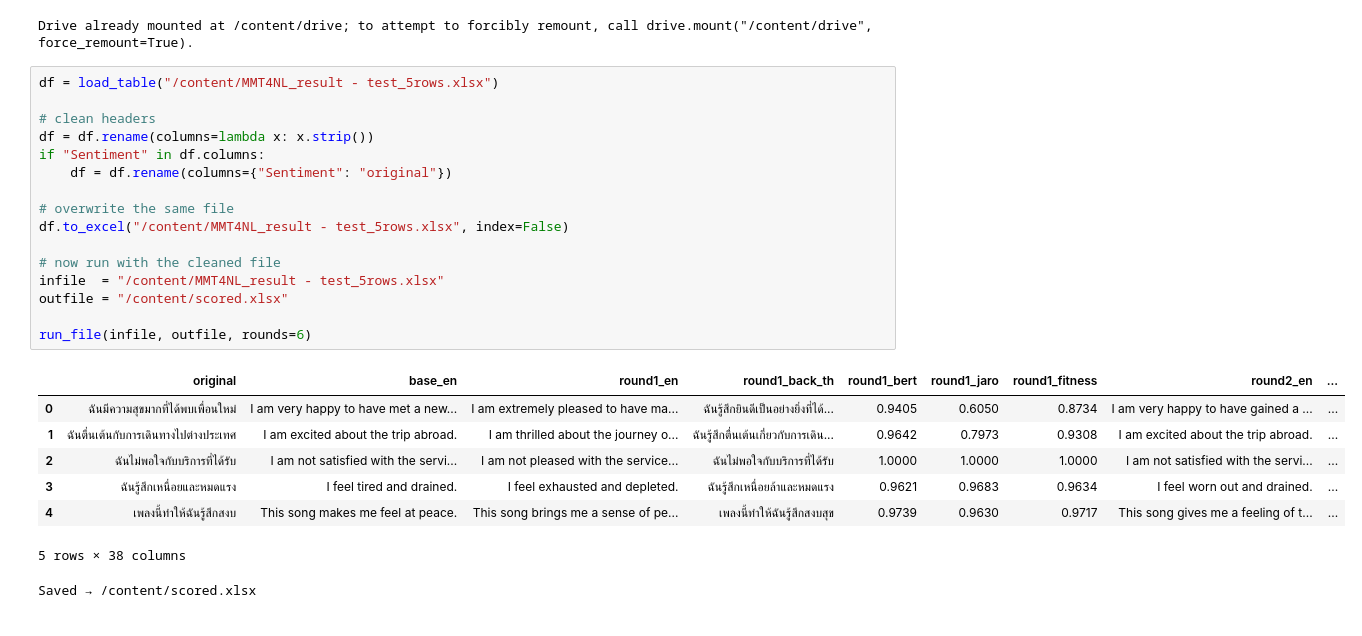
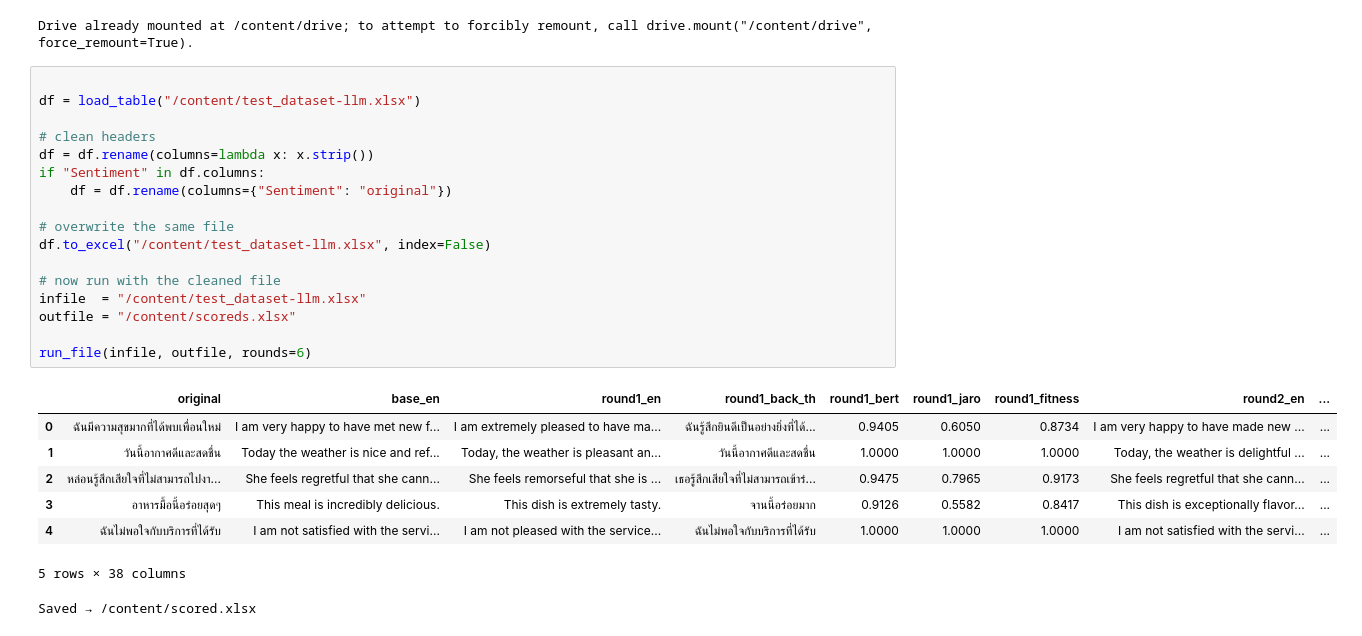
Before and after one commit to lapatradaa/M-MMT4NL, a Jupyter notebook: llms_evaluation2.ipynb, the cells around one changed output. Drawn from its saved outputs; the diff is of its cells as text.

```diff
--- a/llms_evaluation2.ipynb
+++ b/llms_evaluation2.ipynb
@@ -271,27 +271,28 @@ drive.mount('/content/drive')
 # %% [output]
 Drive already mounted at /content/drive; to attempt to forcibly remount, call drive.mount("/content/drive", force_remount=True).
 # %%
-df = load_table("/content/MMT4NL_result - test_5rows.xlsx")
+
+df = load_table("/content/test_dataset-llm.xlsx")
 
 # clean headers
 df = df.rename(columns=lambda x: x.strip())
 if "Sentiment" in df.columns:
     df = df.rename(columns={"Sentiment": "original"})
 
 # overwrite the same file
-df.to_excel("/content/MMT4NL_result - test_5rows.xlsx", index=False)
+df.to_excel("/content/test_dataset-llm.xlsx", index=False)
 
 # now run with the cleaned file
-infile  = "/content/MMT4NL_result - test_5rows.xlsx"
-outfile = "/content/scored.xlsx"
+infile  = "/content/test_dataset-llm.xlsx"
+outfile = "/content/scoreds.xlsx"
 
 run_file(infile, outfile, rounds=6)
 # %% [output]
 |  | original | base_en | round1_en | round1_back_th | round1_bert | round1_jaro | round1_fitness | round2_en | ... |
-| 0 | ฉันมีความสุขมากที่ได้พบเพื่อนใหม่ | I am very happy to have met a new... | I am extremely pleased to have ma... | ฉันรู้สึกยินดีเป็นอย่างยิ่งที่ได้... | 0.9405 | 0.6050 | 0.8734 | I am very happy to have gained a ... | ... |
-| 1 | ฉันตื่นเต้นกับการเดินทางไปต่างประเทศ | I am excited about the trip abroad. | I am thrilled about the journey o... | ฉันรู้สึกตื่นเต้นเกี่ยวกับการเดิน... | 0.9642 | 0.7973 | 0.9308 | I am excited about the trip abroad. | ... |
-| 2 | ฉันไม่พอใจกับบริการที่ได้รับ | I am not satisfied with the servi... | I am not pleased with the service... | ฉันไม่พอใจกับบริการที่ได้รับ | 1.0000 | 1.0000 | 1.0000 | I am not satisfied with the servi... | ... |
-| 3 | ฉันรู้สึกเหนื่อยและหมดแรง | I feel tired and drained. | I feel exhausted and depleted. | ฉันรู้สึกเหนื่อยล้าและหมดแรง | 0.9621 | 0.9683 | 0.9634 | I feel worn out and drained. | ... |
-| 4 | เพลงนี้ทำให้ฉันรู้สึกสงบ | This song makes me feel at peace. | This song brings me a sense of pe... | เพลงนี้ทำให้ฉันรู้สึกสงบสุข | 0.9739 | 0.9630 | 0.9717 | This song gives me a feeling of t... | ... |
+| 0 | ฉันมีความสุขมากที่ได้พบเพื่อนใหม่ | I am very happy to have met new f... | I am extremely pleased to have ma... | ฉันรู้สึกยินดีเป็นอย่างยิ่งที่ได้... | 0.9405 | 0.6050 | 0.8734 | I am very happy to have made new ... | ... |
+| 1 | วันนี้อากาศดีและสดชื่น | Today the weather is nice and ref... | Today, the weather is pleasant an... | วันนี้อากาศดีและสดชื่น | 1.0000 | 1.0000 | 1.0000 | Today, the weather is delightful ... | ... |
+| 2 | หล่อนรู้สึกเสียใจที่ไม่สามารถไปงา... | She feels regretful that she cann... | She feels remorseful that she is ... | เธอรู้สึกเสียใจที่ไม่สามารถเข้าร่... | 0.9475 | 0.7965 | 0.9173 | She feels regretful that she cann... | ... |
+| 3 | อาหารมื้อนี้อร่อยสุดๆ | This meal is incredibly delicious. | This dish is extremely tasty. | จานนี้อร่อยมาก | 0.9126 | 0.5582 | 0.8417 | This dish is exceptionally flavor... | ... |
+| 4 | ฉันไม่พอใจกับบริการที่ได้รับ | I am not satisfied with the servi... | I am not pleased with the service... | ฉันไม่พอใจกับบริการที่ได้รับ | 1.0000 | 1.0000 | 1.0000 | I am not satisfied with the servi... | ... |
 5 rows × 38 columns
 Saved → /content/scored.xlsx
```
Also changed, not shown: parts of 1 cell of this notebook.
